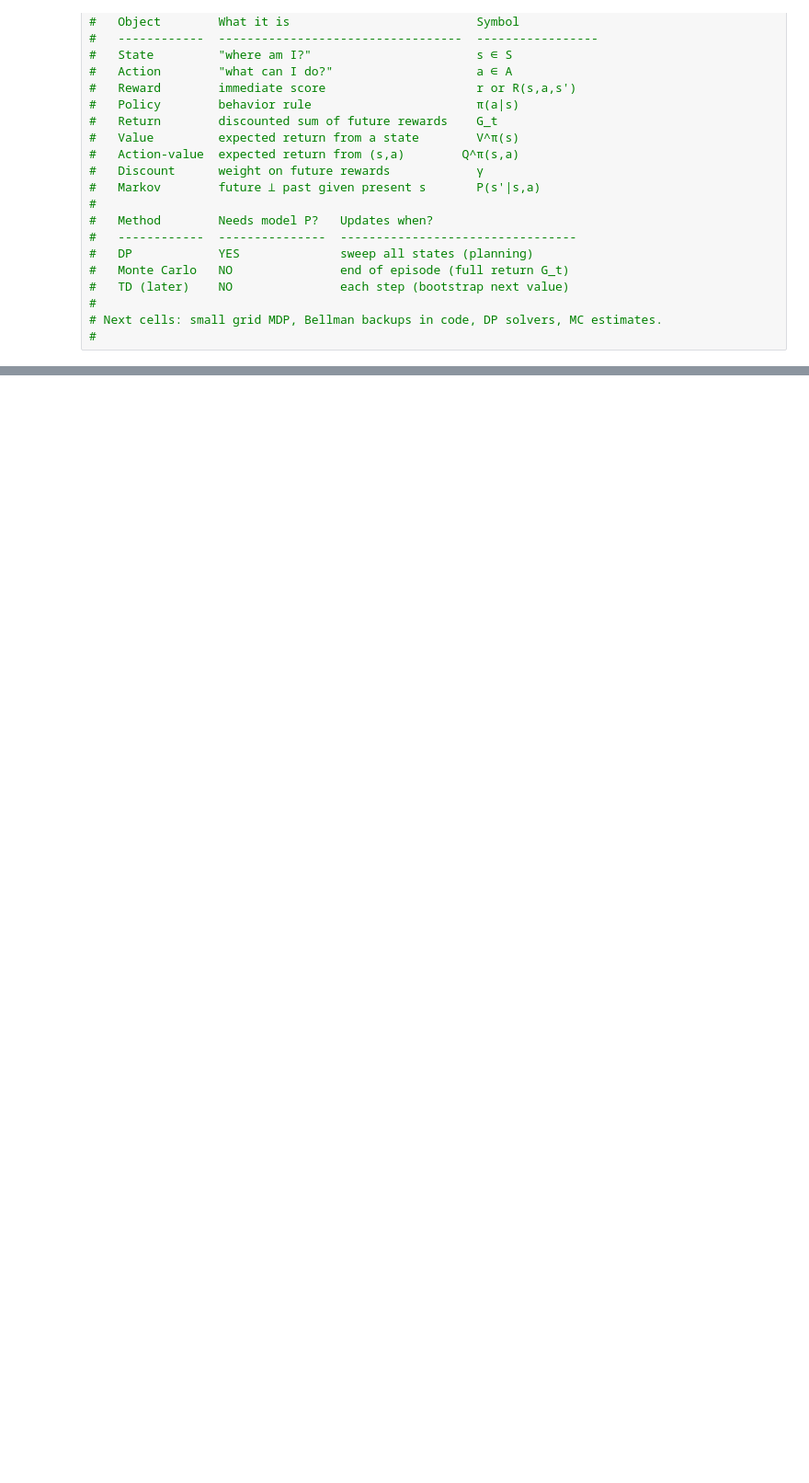
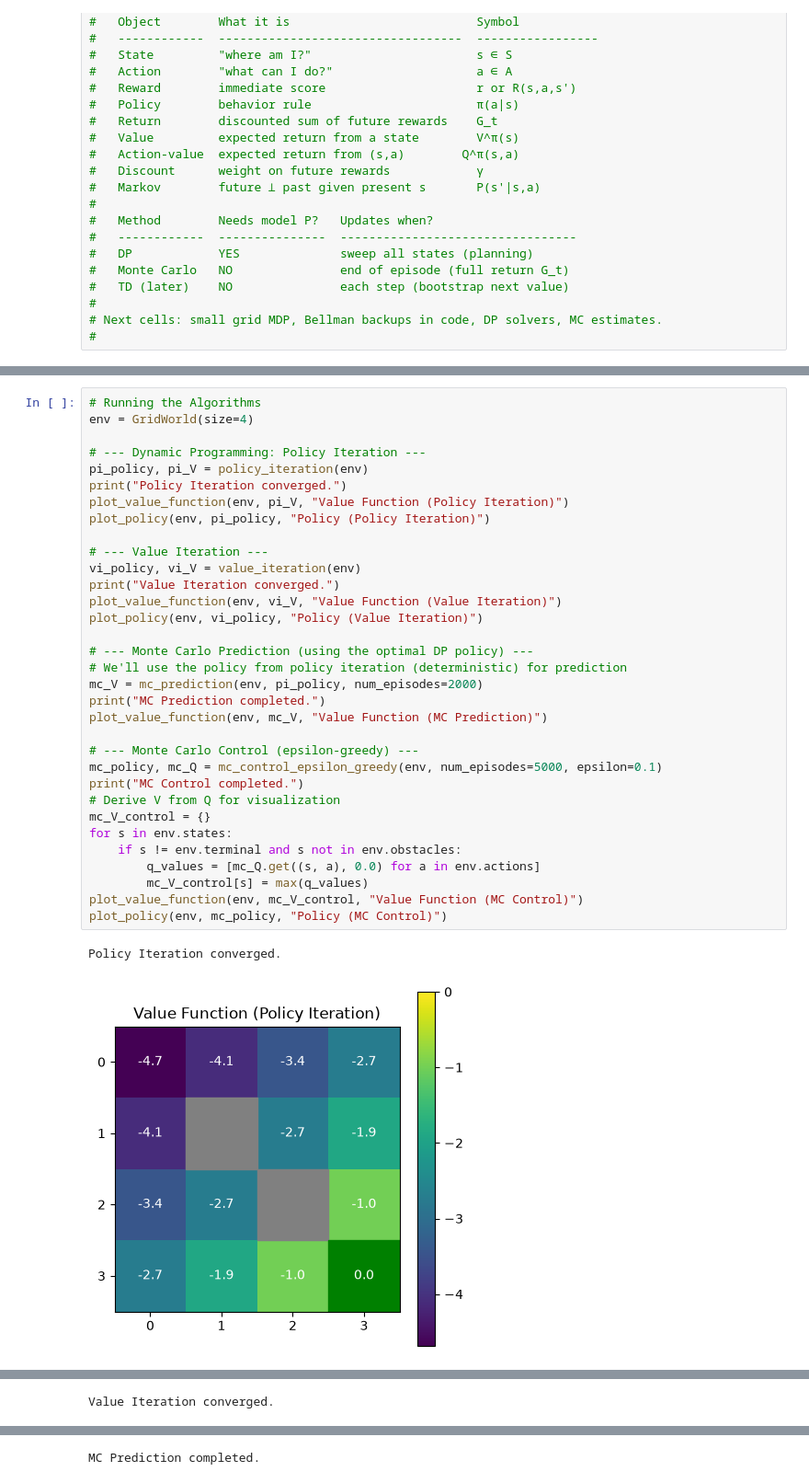
Before and after one commit to Girish011/aifromscratch_code, a Jupyter notebook: week4/22_rl_foundations.ipynb, the cells around one changed output, grey strips where cells are left out. Shown at 92% size. Drawn from its saved outputs; the diff is of its cells as text; blank space fills up the shorter version.

```diff
--- a/week4/22_rl_foundations.ipynb
+++ b/week4/22_rl_foundations.ipynb
@@ -769,0 +860,36 @@ plt.show()
+# %%
+# Running the Algorithms
+env = GridWorld(size=4)
+
+# --- Dynamic Programming: Policy Iteration ---
+pi_policy, pi_V = policy_iteration(env)
+print("Policy Iteration converged.")
+plot_value_function(env, pi_V, "Value Function (Policy Iteration)")
+plot_policy(env, pi_policy, "Policy (Policy Iteration)")
+
+# --- Value Iteration ---
+vi_policy, vi_V = value_iteration(env)
+print("Value Iteration converged.")
+plot_value_function(env, vi_V, "Value Function (Value Iteration)")
+plot_policy(env, vi_policy, "Policy (Value Iteration)")
+
+# --- Monte Carlo Prediction (using the optimal DP policy) ---
+# We'll use the policy from policy iteration (deterministic) for prediction
+mc_V = mc_prediction(env, pi_policy, num_episodes=2000)
+print("MC Prediction completed.")
+plot_value_function(env, mc_V, "Value Function (MC Prediction)")
+
+# --- Monte Carlo Control (epsilon-greedy) ---
+mc_policy, mc_Q = mc_control_epsilon_greedy(env, num_episodes=5000, epsilon=0.1)
+print("MC Control completed.")
+# Derive V from Q for visualization
+mc_V_control = {}
+for s in env.states:
+    if s != env.terminal and s not in env.obstacles:
+        q_values = [mc_Q.get((s, a), 0.0) for a in env.actions]
+        mc_V_control[s] = max(q_values)
+plot_value_function(env, mc_V_control, "Value Function (MC Control)")
+plot_policy(env, mc_policy, "Policy (MC Control)")
+# %% [output]
+Policy Iteration converged.
+[figure, added]
@@ -769,0 +897 @@ plt.show()
+Value Iteration converged.
@@ -769,0 +900 @@ plt.show()
+MC Prediction completed.
```
Also changed, not shown: parts of 6 cells of this notebook.
